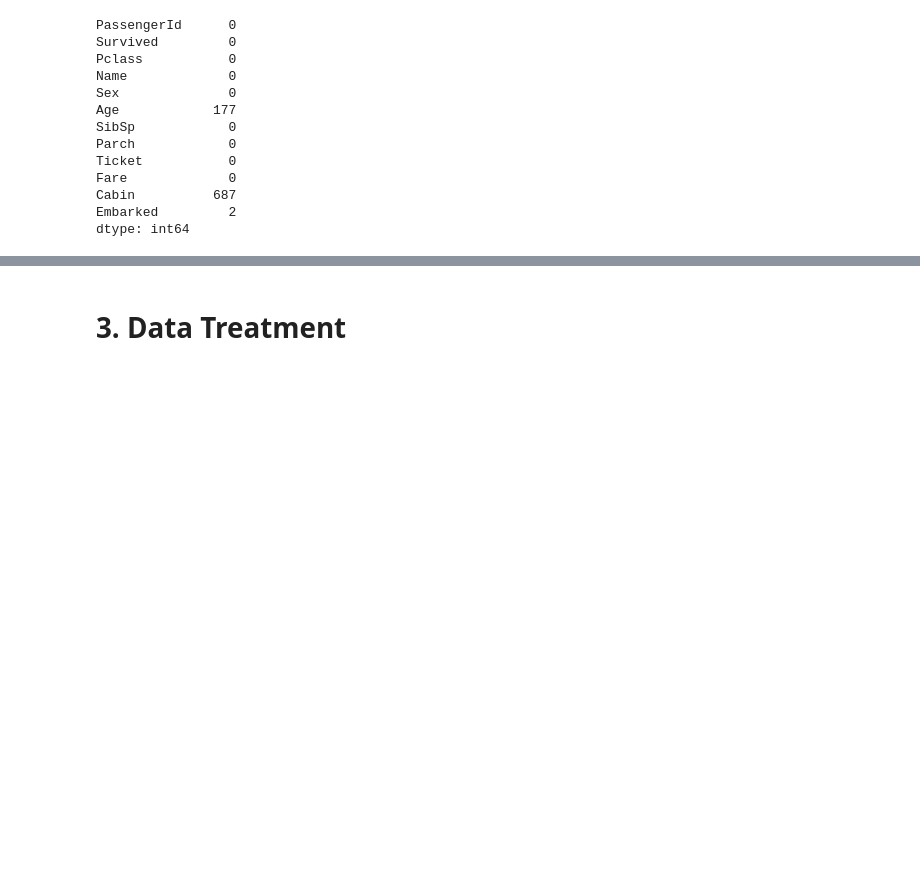
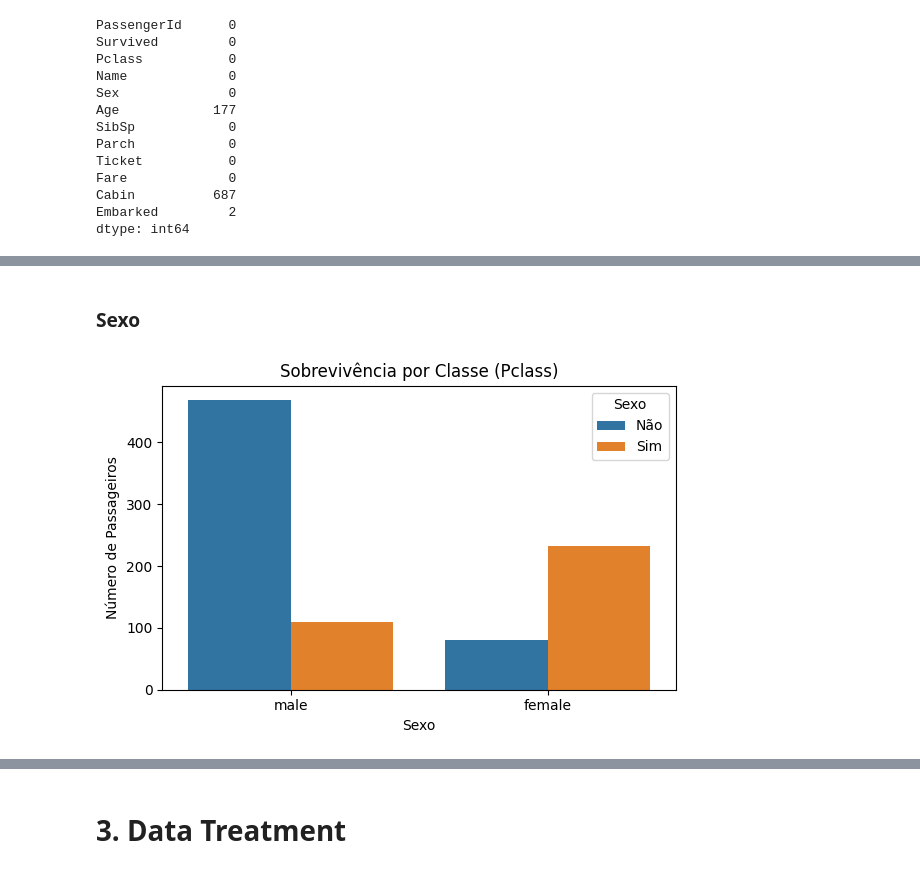
Before and after one commit to daniboy0002/data-science-portfolio, a Jupyter notebook: titanic/titanic.ipynb, the cells around one changed output, grey strips where cells are left out. Drawn from its saved outputs; the diff is of its cells as text; code cells hidden in the pictures; blank space fills up the shorter version.

```diff
--- a/titanic/titanic.ipynb
+++ b/titanic/titanic.ipynb
@@ -115,0 +165,13 @@ dtype: int64
+# %% [markdown]
+### Sexo
+# %%
+plt.figure(figsize=(6,4))
+sns.countplot(data=train_df, x="Sex", hue="Survived")
+plt.title("Sobrevivência por Classe (Pclass)")
+plt.xlabel("Sexo")
+plt.ylabel("Número de Passageiros")
+plt.legend(title="Sexo", labels=["Não", "Sim"])
+plt.tight_layout()
+plt.show()
+# %% [output]
+[figure, added]
```
Also changed, not shown: parts of 24 cells of this notebook.
